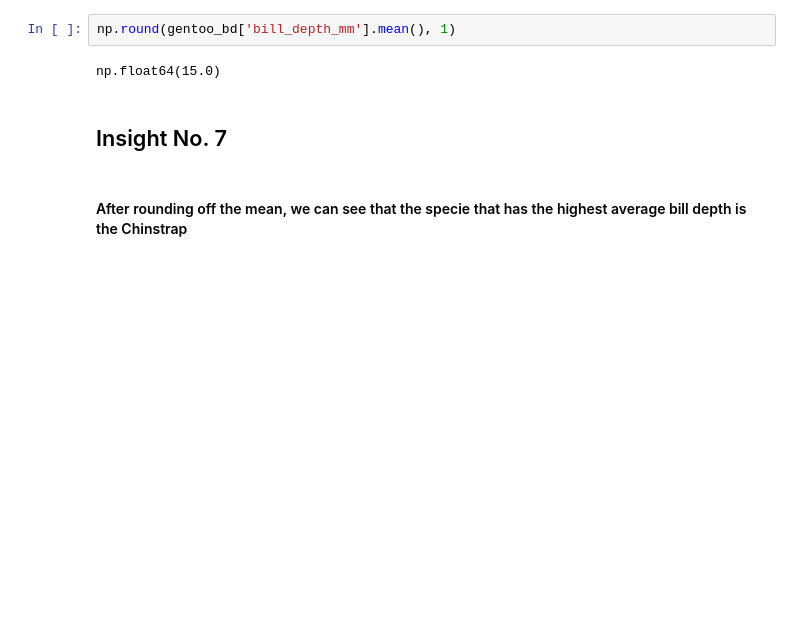
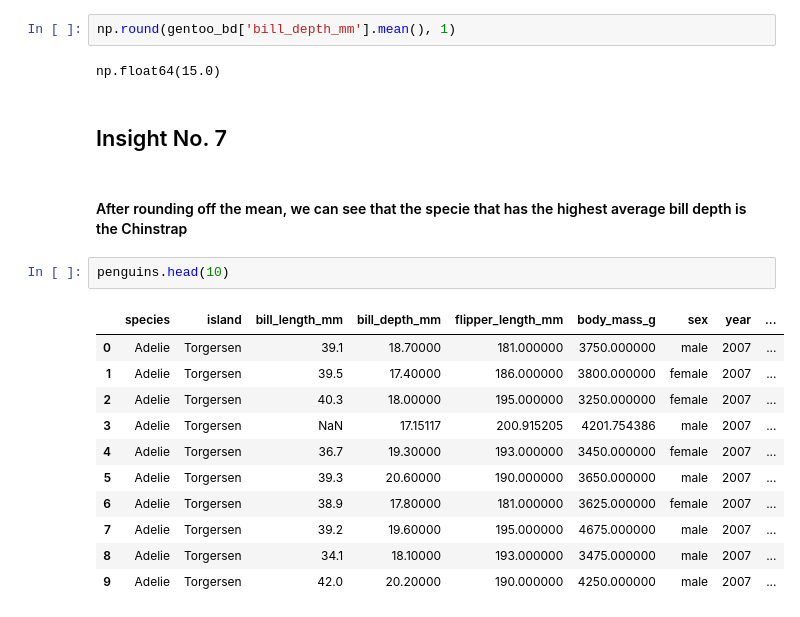
Before and after one commit to MArK720767/ELEC303-DataAnalytics, a Jupyter notebook: ELEC303 _GarayMark/ACTIVITY 1.ipynb, the cells around one changed output. Drawn from its saved outputs; the diff is of its cells as text; blank space fills up the shorter version.

```diff
--- a/ELEC303 _GarayMark/ACTIVITY 1.ipynb
+++ b/ELEC303 _GarayMark/ACTIVITY 1.ipynb
@@ -551,3 +553,17 @@ np.float64(15.0)
 <h2>Insight No. 7</h2>
 # %% [markdown]
 <h4>After rounding off the mean, we can see that the specie that has the highest average bill depth is the Chinstrap</h4>
+# %%
+penguins.head(10)
+# %% [output]
+|  | species | island | bill_length_mm | bill_depth_mm | flipper_length_mm | body_mass_g | sex | year | ... |
+| 0 | Adelie | Torgersen | 39.1 | 18.70000 | 181.000000 | 3750.000000 | male | 2007 | ... |
+| 1 | Adelie | Torgersen | 39.5 | 17.40000 | 186.000000 | 3800.000000 | female | 2007 | ... |
+| 2 | Adelie | Torgersen | 40.3 | 18.00000 | 195.000000 | 3250.000000 | female | 2007 | ... |
+| 3 | Adelie | Torgersen | NaN | 17.15117 | 200.915205 | 4201.754386 | male | 2007 | ... |
+| 4 | Adelie | Torgersen | 36.7 | 19.30000 | 193.000000 | 3450.000000 | female | 2007 | ... |
+| 5 | Adelie | Torgersen | 39.3 | 20.60000 | 190.000000 | 3650.000000 | male | 2007 | ... |
+| 6 | Adelie | Torgersen | 38.9 | 17.80000 | 181.000000 | 3625.000000 | female | 2007 | ... |
+| 7 | Adelie | Torgersen | 39.2 | 19.60000 | 195.000000 | 4675.000000 | male | 2007 | ... |
+| 8 | Adelie | Torgersen | 34.1 | 18.10000 | 193.000000 | 3475.000000 | male | 2007 | ... |
+| 9 | Adelie | Torgersen | 42.0 | 20.20000 | 190.000000 | 4250.000000 | male | 2007 | ... |
```
Also changed, not shown: parts of 58 cells of this notebook.
